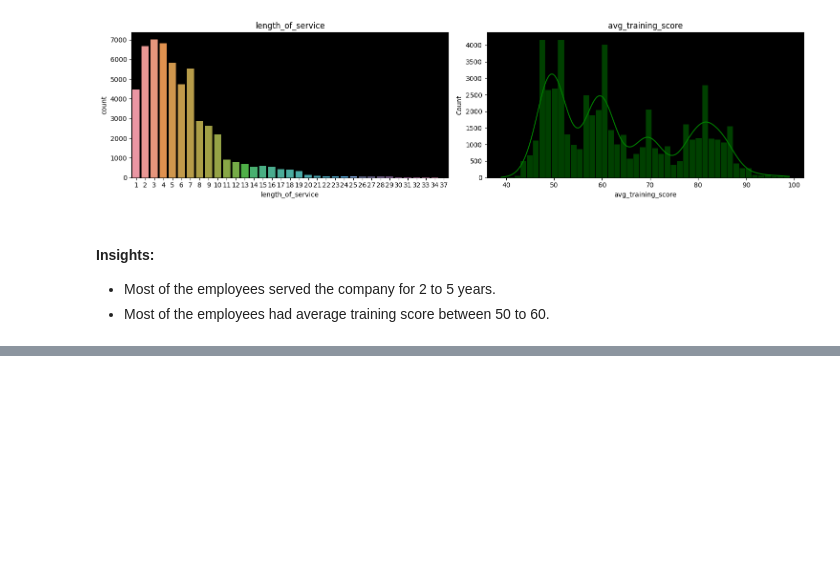
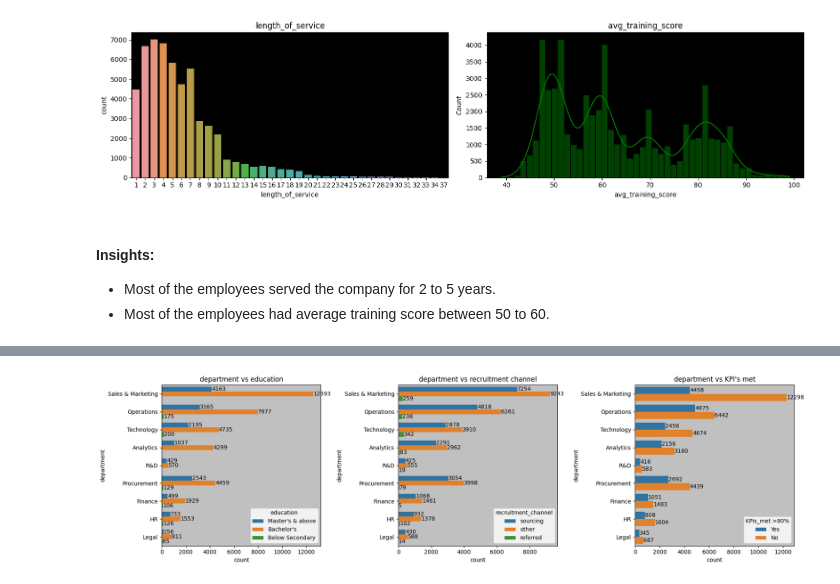
Before and after one commit to Akshay-Paunikar/HR_Analytics, a Jupyter notebook: notebook/hr_analytics_EDA.ipynb, the cells around one changed output, grey strips where cells are left out. Cells and saved outputs as stored; diff of their text form; code cells hidden in the pictures; blank space fills up the shorter version.

```diff
--- a/notebook/hr_analytics_EDA.ipynb
+++ b/notebook/hr_analytics_EDA.ipynb
@@ -597,0 +746,37 @@ plt.show()
+# %%
+plt.figure(figsize=(18,5))
+
+# department vs education
+
+ax1 = plt.subplot2grid((1,3),(0,0))
+
+sns.countplot(y='department', data=train_data, hue='education', ax=ax1)
+for i in ax1.containers:
+    ax1.bar_label(i)
+ax1.set_facecolor('silver')
+plt.title("department vs education")
+
+# department vs recruitment channel
+
+ax2 = plt.subplot2grid((1,3),(0,1))
+
+sns.countplot(y='department', data=train_data, hue='recruitment_channel', ax=ax2)
+for i in ax2.containers:
+    ax2.bar_label(i)
+ax2.set_facecolor('silver')
+plt.title("department vs recruitment channel")
+
+# department vs KPI's met
+
+ax3 = plt.subplot2grid((1,3),(0,2))
+
+sns.countplot(y='department', data=train_data, hue='KPIs_met >80%', ax=ax3)
+for i in ax3.containers:
+    ax3.bar_label(i)
+ax3.set_facecolor('silver')
+plt.title("department vs KPI's met")
+
+plt.tight_layout()
+plt.show()
+# %% [output]
+[figure, added]
```
Also changed, not shown: parts of 14 cells of this notebook.
